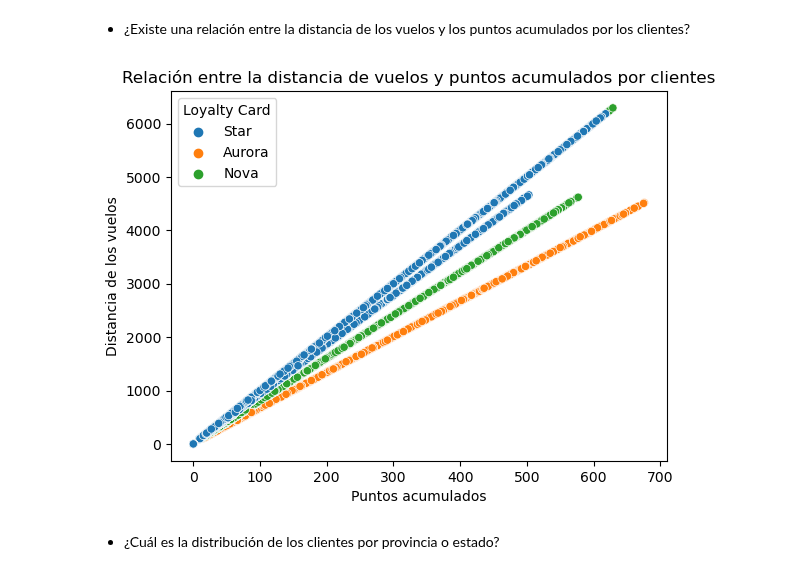
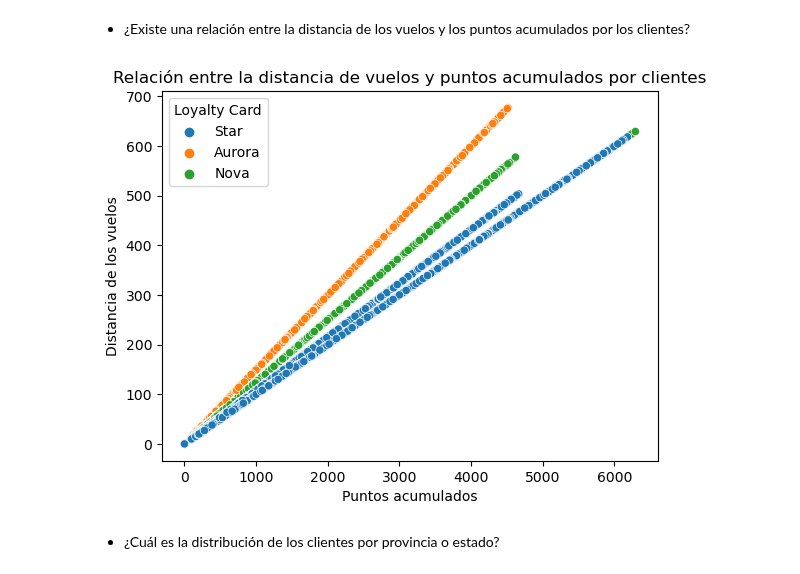
Before and after one commit to AnabellaFontana/FidelizacionEmpleados-EDA-Nulos-Visualizaciones, a Jupyter notebook: evaluacion_final.ipynb, the cells around one changed output. Saved outputs shown, nothing was run; the diff lists cells and outputs as text; code cells hidden in the pictures.

```diff
--- a/evaluacion_final.ipynb
+++ b/evaluacion_final.ipynb
@@ -383,13 +383,13 @@ Podemos ver en el gráfico anterior que los vuelvos por meses em los diferentes
 # %% [markdown]
  - ¿Existe una relación entre la distancia de los vuelos y los puntos acumulados por los clientes?
 # %%
-sns.scatterplot(x='Points Accumulated', y= 'Distance', data=df_final, hue='Loyalty Card')
+sns.scatterplot(y='Points Accumulated', x= 'Distance', data=df_final, hue='Loyalty Card')
 
 plt.xlabel('Puntos acumulados')
 plt.ylabel('Distancia de los vuelos')
 plt.title('Relación entre la distancia de vuelos y puntos acumulados por clientes');
 # %% [output]
-[figure, old version]
+[figure, new version]
 # %% [markdown]
 
  - ¿Cuál es la distribución de los clientes por provincia o estado?
```
